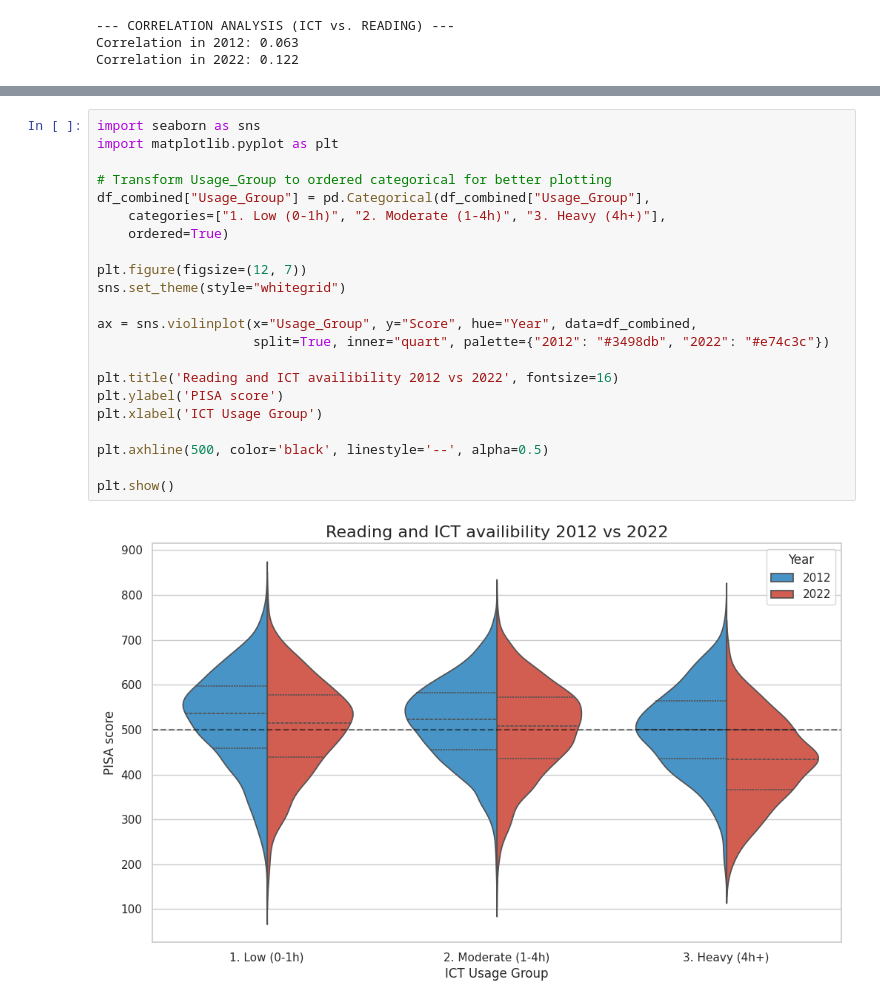
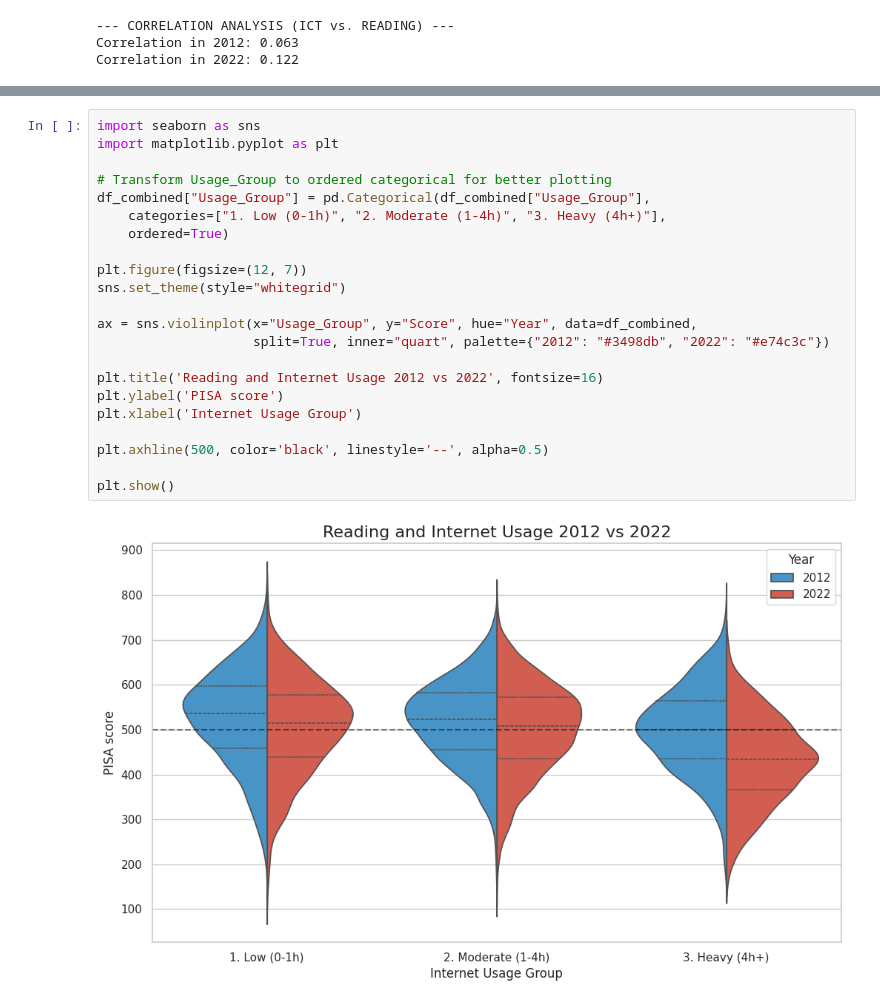
Before and after one commit to NiinaVahatalo/big-data-project, a Jupyter notebook: notebooks/reading_finland.ipynb, the cells around one changed output, grey strips where cells are left out. Drawn from its saved outputs; the diff is of its cells as text.

```diff
--- a/notebooks/reading_finland.ipynb
+++ b/notebooks/reading_finland.ipynb
@@ -246,27 +293,27 @@ Data valmiina visualisointiin!
 # %%
 import seaborn as sns
 import matplotlib.pyplot as plt
 
 # Transform Usage_Group to ordered categorical for better plotting
 df_combined["Usage_Group"] = pd.Categorical(df_combined["Usage_Group"],
     categories=["1. Low (0-1h)", "2. Moderate (1-4h)", "3. Heavy (4h+)"],
     ordered=True)
 
 plt.figure(figsize=(12, 7))
 sns.set_theme(style="whitegrid")
 
 ax = sns.violinplot(x="Usage_Group", y="Score", hue="Year", data=df_combined,
                     split=True, inner="quart", palette={"2012": "#3498db", "2022": "#e74c3c"})
 
-plt.title('Reading and ICT availibility 2012 vs 2022', fontsize=16)
+plt.title('Reading and Internet Usage 2012 vs 2022', fontsize=16)
 plt.ylabel('PISA score')
-plt.xlabel('ICT Usage Group')
+plt.xlabel('Internet Usage Group')
 
 plt.axhline(500, color='black', linestyle='--', alpha=0.5)
 
 plt.show()
 # %% [output]
-[figure, old version]
+[figure, new version]
 # %%
 plt.figure(figsize=(10, 6))
 
```
Also changed, not shown: parts of 7 cells of this notebook, 4 other files.
